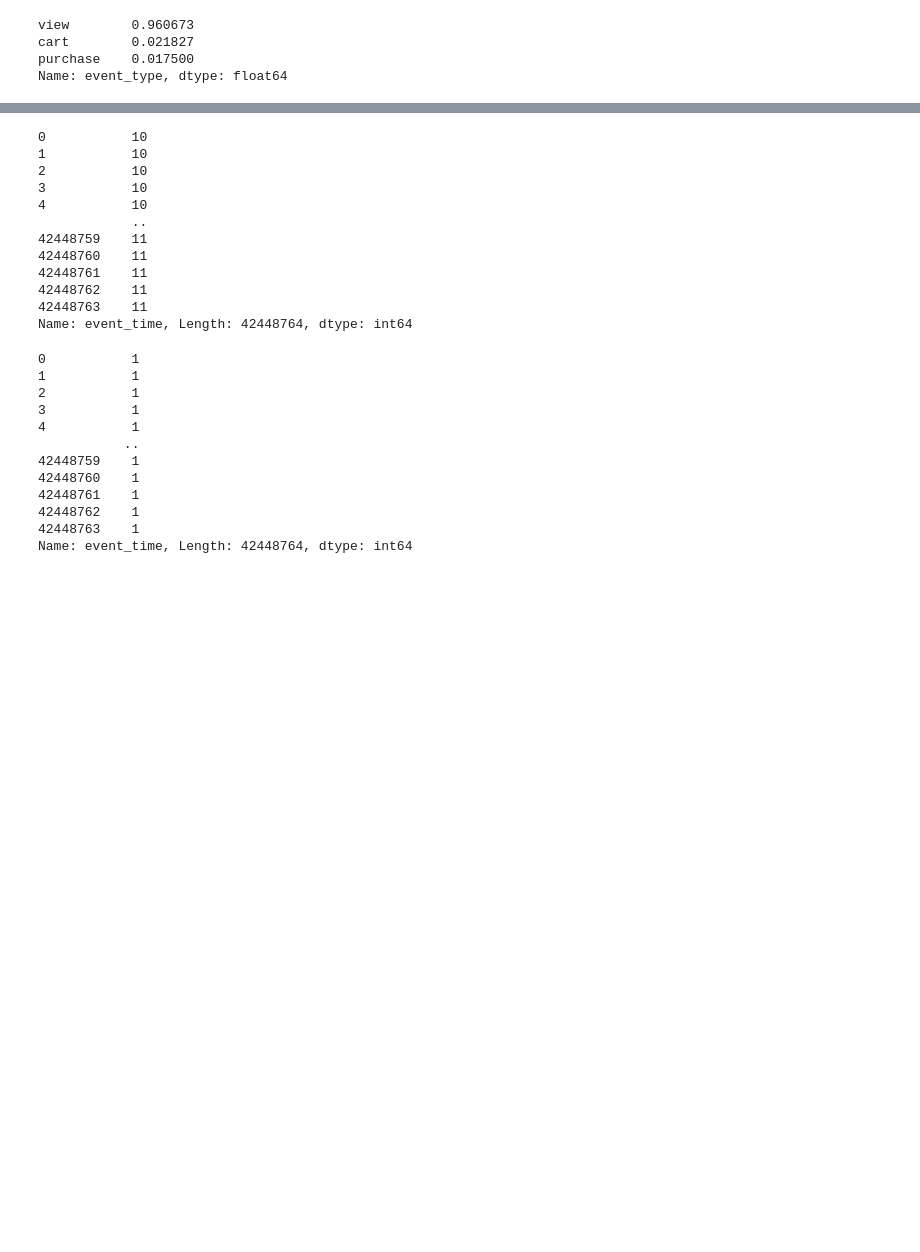
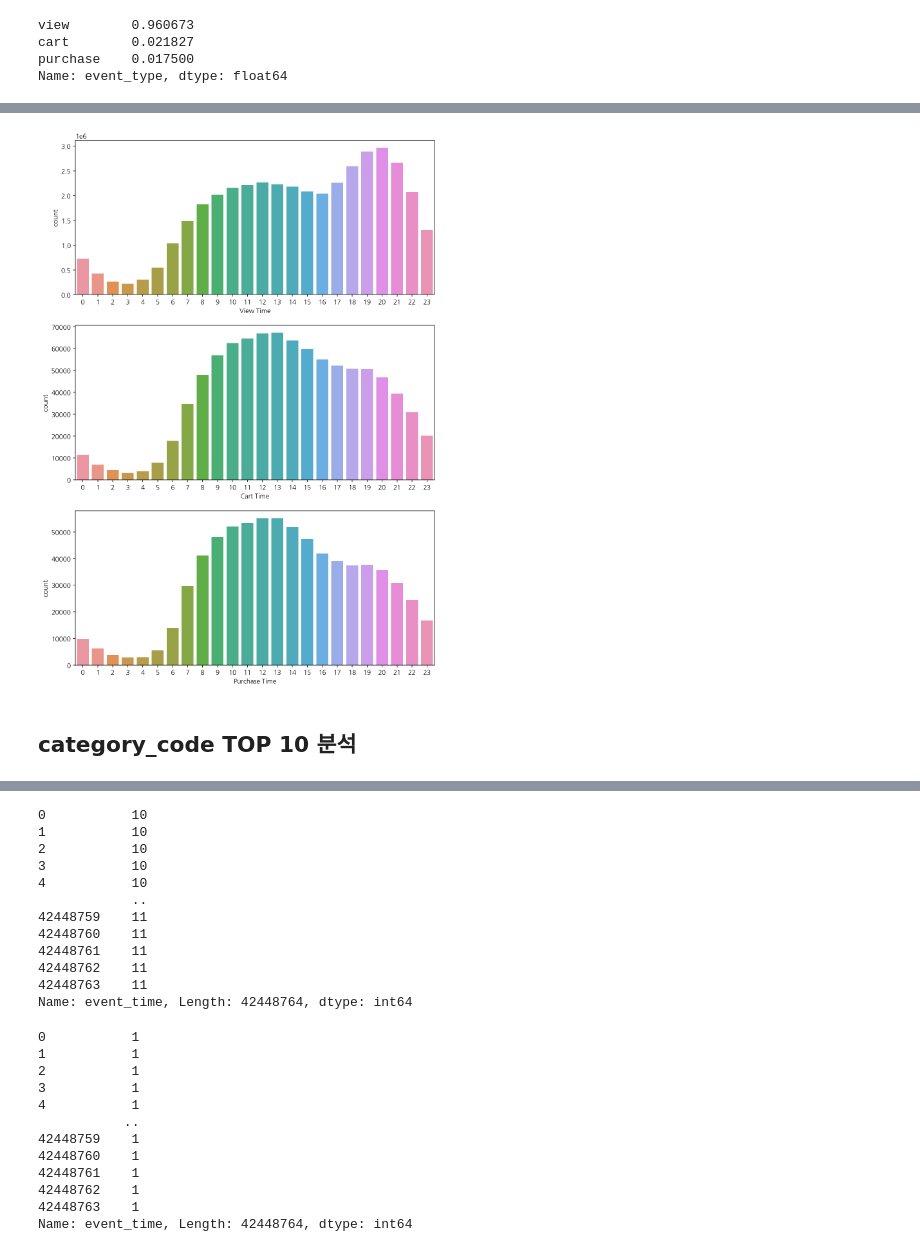
Before and after one commit to benidjor/ecommerce-behavior-data-analysis, a Jupyter notebook: tsj_data/2019_oct_eda.ipynb, the cells around one changed output, grey strips where cells are left out. Saved outputs shown, nothing was run; the diff lists cells and outputs as text; code cells hidden in the pictures; blank space fills up the shorter version.

```diff
--- a/tsj_data/2019_oct_eda.ipynb
+++ b/tsj_data/2019_oct_eda.ipynb
@@ -118,0 +156,26 @@ MemoryError:
+# %%
+# 시간대별 View, Cart, Purchase
+
+# 조건별로 countplot 생성
+fig, ax = plt.subplots(nrows=3, ncols=1, figsize=(10, 15))
+
+# 요일별 상품 클릭한 숫자
+view_time_cnt = sns.countplot(x=mod[view_cond]["hour"],
+                              ax=ax[0])
+view_time_cnt.set_xlabel("View Time")
+
+# 요일별 장바구니에 넣은 숫자
+cart_time_cnt = sns.countplot(x=mod[cart_cond]["hour"],
+                         ax=ax[1])
+cart_time_cnt.set_xlabel("Cart Time")
+
+# 요일별 구매한 숫자
+purchase_time_cnt = sns.countplot(x=mod[purchase_cond]["hour"],
+                             ax=ax[2])
+purchase_time_cnt.set_xlabel("Purchase Time")
+
+plt.show()
+# %% [output]
+[figure, added]
+# %% [markdown]
+## category_code TOP 10 분석
```
Also changed, not shown: parts of 33 cells of this notebook.
